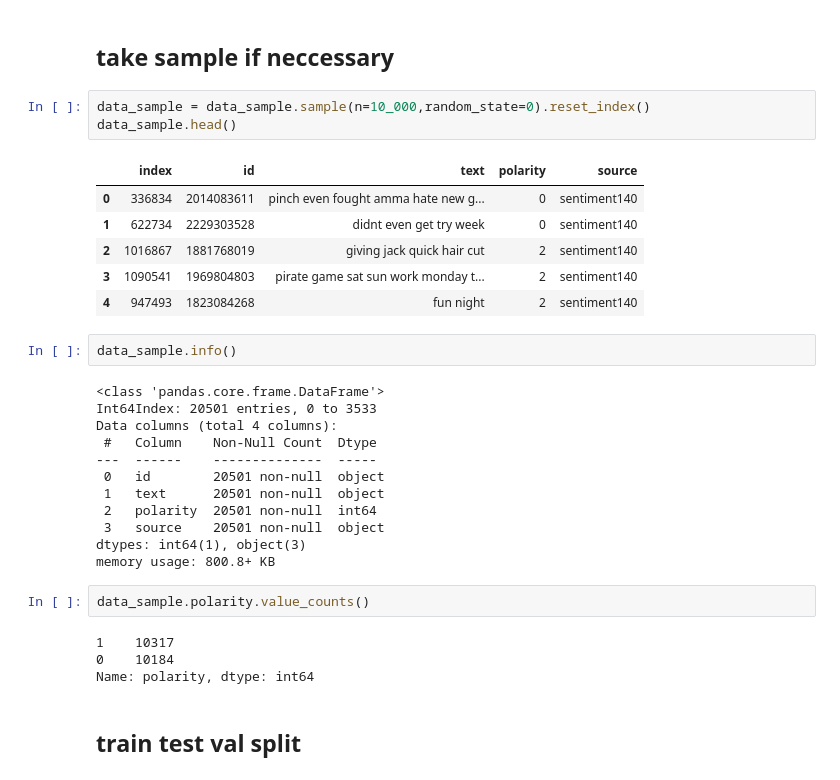
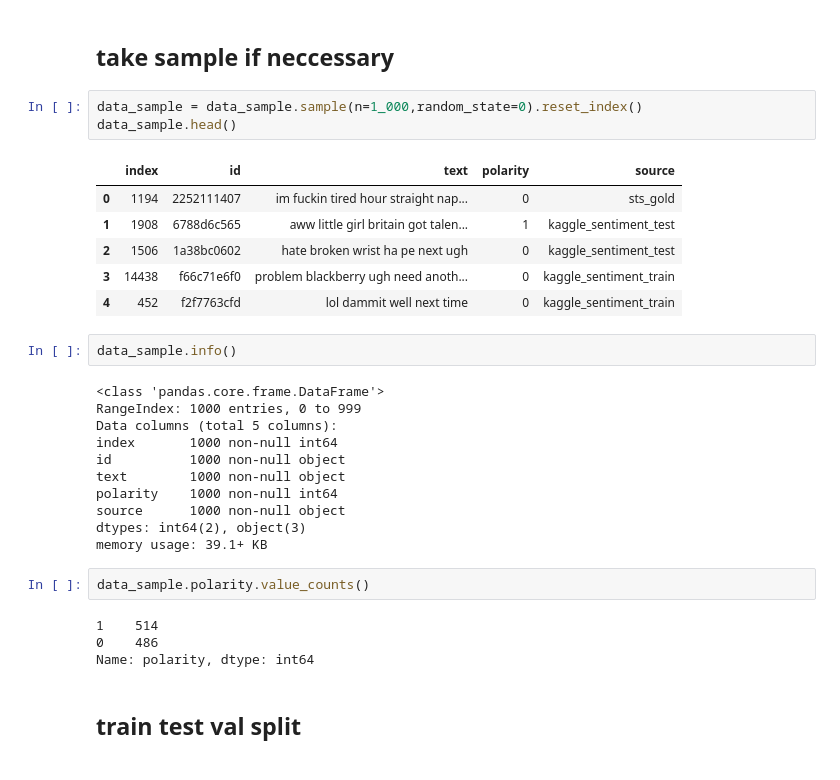
Before and after one commit to contatc2/green_mood_tracker, a Jupyter notebook: notebooks/Henryhall-roBERTa-clean.ipynb, the cells around one changed output. Saved outputs shown, nothing was run; the diff lists cells and outputs as text.

```diff
--- a/notebooks/Henryhall-roBERTa-clean.ipynb
+++ b/notebooks/Henryhall-roBERTa-clean.ipynb
@@ -84,34 +87,33 @@ See the caveats in the documentation: http://pandas.pydata.org/pandas-docs/stabl
 # %% [markdown]
 ## take sample if neccessary
 # %%
-data_sample = data_sample.sample(n=10_000,random_state=0).reset_index()
+data_sample = data_sample.sample(n=1_000,random_state=0).reset_index()
 data_sample.head()
 # %% [output]
 |  | index | id | text | polarity | source |
-| 0 | 336834 | 2014083611 | pinch even fought amma hate new g... | 0 | sentiment140 |
-| 1 | 622734 | 2229303528 | didnt even get try week | 0 | sentiment140 |
-| 2 | 1016867 | 1881768019 | giving jack quick hair cut | 2 | sentiment140 |
-| 3 | 1090541 | 1969804803 | pirate game sat sun work monday t... | 2 | sentiment140 |
-| 4 | 947493 | 1823084268 | fun night | 2 | sentiment140 |
+| 0 | 1194 | 2252111407 | im fuckin tired hour straight nap... | 0 | sts_gold |
+| 1 | 1908 | 6788d6c565 | aww little girl britain got talen... | 1 | kaggle_sentiment_test |
+| 2 | 1506 | 1a38bc0602 | hate broken wrist ha pe next ugh | 0 | kaggle_sentiment_test |
+| 3 | 14438 | f66c71e6f0 | problem blackberry ugh need anoth... | 0 | kaggle_sentiment_train |
+| 4 | 452 | f2f7763cfd | lol dammit well next time | 0 | kaggle_sentiment_train |
 # %%
 data_sample.info()
 # %% [output]
 <class 'pandas.core.frame.DataFrame'>
-Int64Index: 20501 entries, 0 to 3533
-Data columns (total 4 columns):
- #   Column    Non-Null Count  Dtype
----  ------    --------------  -----
- 0   id        20501 non-null  object
- 1   text      20501 non-null  object
- 2   polarity  20501 non-null  int64
- 3   source    20501 non-null  object
-dtypes: int64(1), object(3)
-memory usage: 800.8+ KB
+RangeIndex: 1000 entries, 0 to 999
+Data columns (total 5 columns):
+index       1000 non-null int64
+id          1000 non-null object
+text        1000 non-null object
+polarity    1000 non-null int64
+source      1000 non-null object
+dtypes: int64(2), object(3)
+memory usage: 39.1+ KB
 # %%
 data_sample.polarity.value_counts()
 # %% [output]
-1    10317
-0    10184
+1    514
+0    486
 Name: polarity, dtype: int64
 # %% [markdown]
 ## train test val split
```
Also changed, not shown: parts of 18 cells of this notebook.
